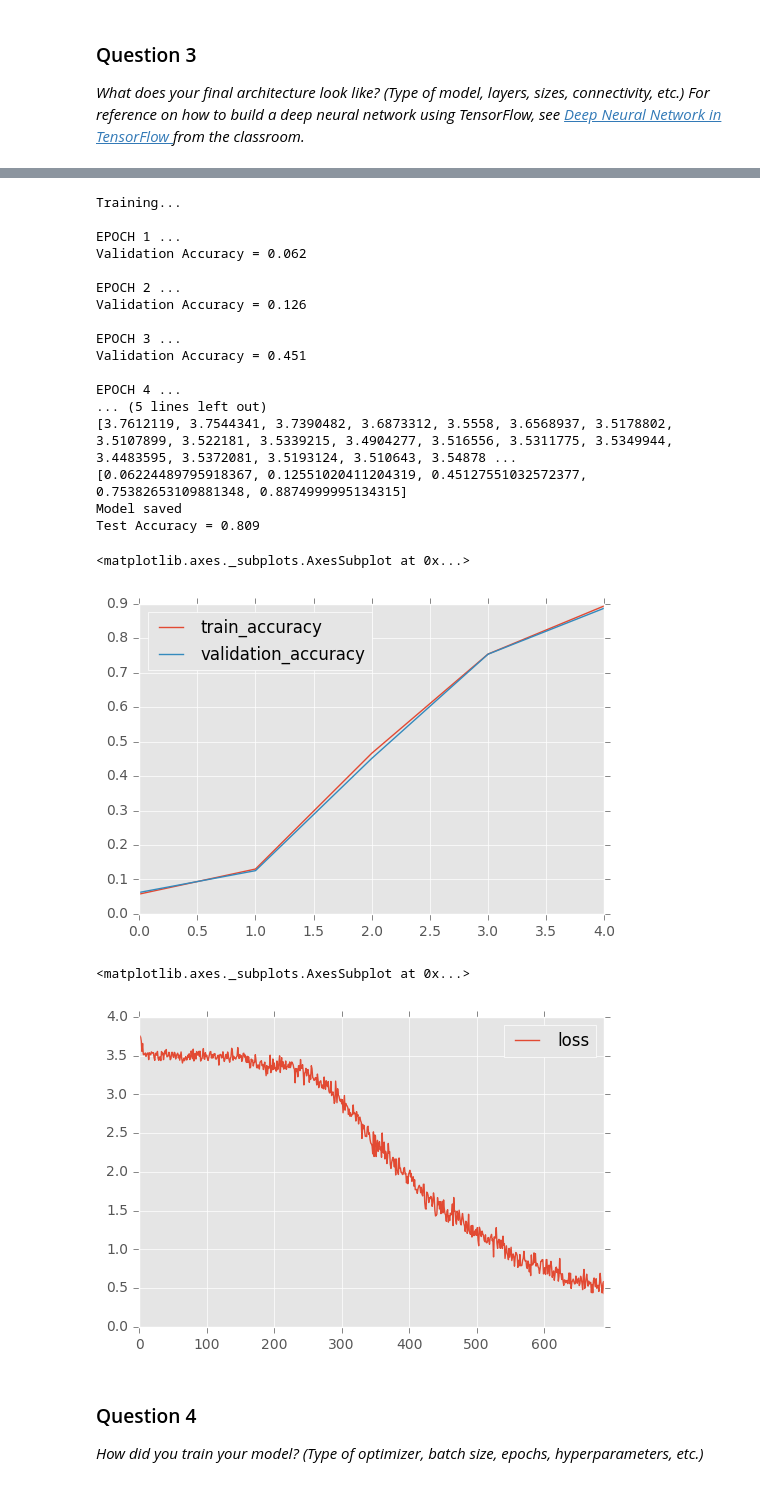
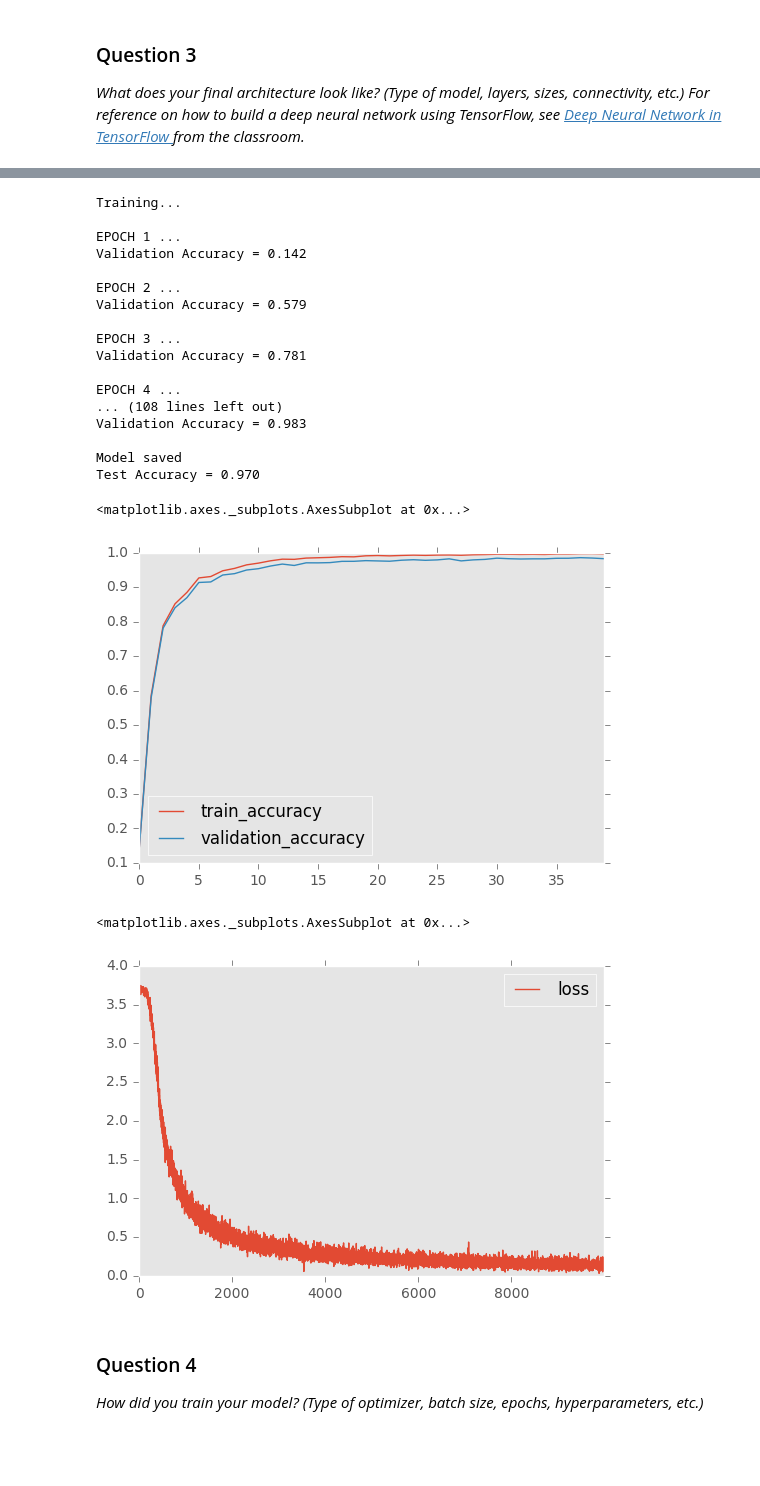
Before and after one commit to sarchak/self_driving_car, a Jupyter notebook: CarND-Traffic-Signs/Traffic_Signs_Recognition.ipynb, the cells around one changed output, grey strips where cells are left out. Drawn from its saved outputs; the diff is of its cells as text; code cells hidden in the pictures; blank space fills up the shorter version.

Commit message:
Incorporate feedback comments
Move architecture diagram

Remove trained model as github is rejecting it

```diff
--- a/CarND-Traffic-Signs/Traffic_Signs_Recognition.ipynb
+++ b/CarND-Traffic-Signs/Traffic_Signs_Recognition.ipynb
@@ -97,6 +103,7 @@ import matplotlib.pyplot as plt
 # Visualizations will be shown in the notebook.
 %matplotlib inline
 # %%
+import itertools
 def rgb2gray(rgb):
     return np.dot(rgb[...,:3], [0.299, 0.587, 0.114])
 
@@ -146,15 +153,12 @@ def transform_image(img,ang_range,shear_range,trans_range):
     return img
 
 def augment_for_class(X, label, target_length):
-    #print(X.shape)
     tmp_x = []
     for t in X:
         tmp_x.append(t)
     length = X.shape[0]
     tmp_y = [label] * length
-    #print("For class %d target length %d" % (label, target_length))
-    adjusted_length = (target_length - length)
-    for i in range(0,adjusted_length):
+    for i in range(0,target_length):
         img = tmp_x[np.random.randint(0, length)]
         angle = np.random.randint(0, 22)
         shear = np.random.randint(0, 12)
@@ -176,14 +180,17 @@ def augmented_data_new(X, y):
   for class_type in range(0,uniq_class):
     t = np.where(y == class_type)
     idx = t[0]
-    tmp_x,tmp_y = augment_for_class(X[idx], class_type, 3000)
-    fin_size += len(tmp_y)
+    tmp_x,tmp_y = augment_for_class(X[idx], class_type, 1000)
     X_train_augmented.append(tmp_x)
     y_train_augmented.append(tmp_y)
 
-  X_train_augmented = np.array(X_train_augmented,dtype = np.float32()).reshape([fin_size, 32, 32, 3])
-  y_train_augmented = np.array(y_train_augmented,dtype = np.int32()).reshape(fin_size,)
+  X_train_augmented = list(itertools.chain(*X_train_augmented))
+  y_train_augmented = list(itertools.chain(*y_train_augmented))
+  fin_size = len(X_train_augmented)
+  X_train_augmented = np.array(X_train_augmented, dtype=np.float32).reshape([fin_size, 32, 32, 3])
+  y_train_augmented = np.array(y_train_augmented, dtype=np.int32).reshape(fin_size,)
   return(X_train_augmented, y_train_augmented)
+
 
 def augmented_data(X, y, samples=3):
   x_shape = X.shape
@@ -273,7 +283,7 @@ Additionally I one hot encoded the target variable. The target variable will be
 #Shuffle train
 
 X_train, y_train = shuffle(X_train, y_train)
-#X_train, y_train = augmented_data_new(X_train, y_train)
+X_train, y_train = augmented_data_new(X_train, y_train)
 X_train, y_train = shuffle(X_train, y_train)
 X_train = rgb2gray(X_train).reshape(-1, 32, 32, 1)
 X_test = rgb2gray(X_test).reshape(-1, 32, 32, 1)
@@ -439,9 +494,9 @@ Here is the final architecture:
 ### Train your model here.
 ### Feel free to use as many code cells as needed.
 # %%
-EPOCHS = 5
+EPOCHS = 40
 BATCH_SIZE = 256
-save_file = 'latest_model_working_v2'
+save_file = 'review_v2'
 
 x = tf.placeholder(tf.float32, (None, 32, 32, 1))
 y = tf.placeholder(tf.int32, (None))
@@ -450,7 +505,7 @@ keep_prob = tf.placeholder(tf.float32)
 one_hot_y = tf.one_hot(y, 43)
 rate = 0.001
 
-logits = conv_net(x, keep_prob)
+logits = conv_net(x, weights, biases, keep_prob)
 cross_entropy = tf.nn.softmax_cross_entropy_with_logits(logits, one_hot_y)
 loss_operation = tf.reduce_mean(cross_entropy)
 optimizer = tf.train.AdamOptimizer(learning_rate = rate)
@@ -459,7 +514,7 @@ correct_prediction = tf.equal(tf.argmax(logits, 1), tf.argmax(one_hot_y, 1))
 accuracy_operation = tf.reduce_mean(tf.cast(correct_prediction, tf.float32))
 
 sess = tf.Session()
-sess.run(tf.initialize_all_variables())
+sess.run(tf.global_variables_initializer())
 
 def evaluate(X_data, y_data):
     num_examples = len(X_data)
@@ -473,22 +528,23 @@ def evaluate(X_data, y_data):
 
 num_examples = len(X_train)
 
+print("Training...")
+print()
 vacc = []
 trainacc = []
 ldata = []
-print("Training...")
-print()
 for i in range(EPOCHS):
     X_train, y_train = shuffle(X_train, y_train)
     for offset in range(0, num_examples, BATCH_SIZE):
         end = offset + BATCH_SIZE
         batch_x, batch_y = X_train[offset:end], y_train[offset:end]
-        lval, _ = sess.run([loss_operation, training_operation], feed_dict={x: batch_x, y: batch_y, keep_prob: 0.75})
-        ldata.append(lval)
-    train_accuracy = evaluate(X_train, y_train)
+        l, _ = sess.run([loss_operation, training_operation], feed_dict={x: batch_x, y: batch_y, keep_prob: 0.7})
+        ldata.append(l)
+
     validation_accuracy = evaluate(X_validation, y_validation)
     vacc.append(validation_accuracy)
-    trainacc.append(train_accuracy)
+    training_accuracy = evaluate(X_train, y_train)
+    trainacc.append(training_accuracy)
     print("EPOCH {} ...".format(i+1))
     print("Validation Accuracy = {:.3f}".format(validation_accuracy))
     print()
@@ -505,34 +561,34 @@ print("Test Accuracy = {:.3f}".format(test_accuracy))
 Training...
 
 EPOCH 1 ...
-Validation Accuracy = 0.062
+Validation Accuracy = 0.142
 
 EPOCH 2 ...
-Validation Accuracy = 0.126
+Validation Accuracy = 0.579
 
 EPOCH 3 ...
-Validation Accuracy = 0.451
+Validation Accuracy = 0.781
 
 EPOCH 4 ...
-... (5 lines left out)
-[3.7612119, 3.7544341, 3.7390482, 3.6873312, 3.5558, 3.6568937, 3.5178802, 3.5107899, 3.522181, 3.5339215, 3.4904277, 3.516556, 3.5311775, 3.5349944, 3.4483595, 3.5372081, 3.5193124, 3.510643, 3.54878 ...
-[0.06224489795918367, 0.12551020411204319, 0.45127551032572377, 0.75382653109881348, 0.8874999995134315]
+... (108 lines left out)
+Validation Accuracy = 0.983
+
 Model saved
-Test Accuracy = 0.809
+Test Accuracy = 0.970
 # %%
-import matplotlib
-matplotlib.style.use('ggplot')
+### With 40 Epochs
 df = pd.DataFrame(data={'train_accuracy': trainacc, 'validation_accuracy': vacc})
 df.plot()
 # %% [output]
 <matplotlib.axes._subplots.AxesSubplot at 0x...>
-[figure, old version]
+[figure, new version]
 # %%
-df = pd.DataFrame(data={'loss': ldata})
+### With 40 Epochs
+df = pd.DataFrame(data={'loss': ldata[0:10000]})
 df.plot()
 # %% [output]
 <matplotlib.axes._subplots.AxesSubplot at 0x...>
-[figure, old version]
+[figure, new version]
 # %% [markdown]
 ### Question 4
 
```
Also changed, not shown: parts of 24 cells of this notebook, 23 other files.
